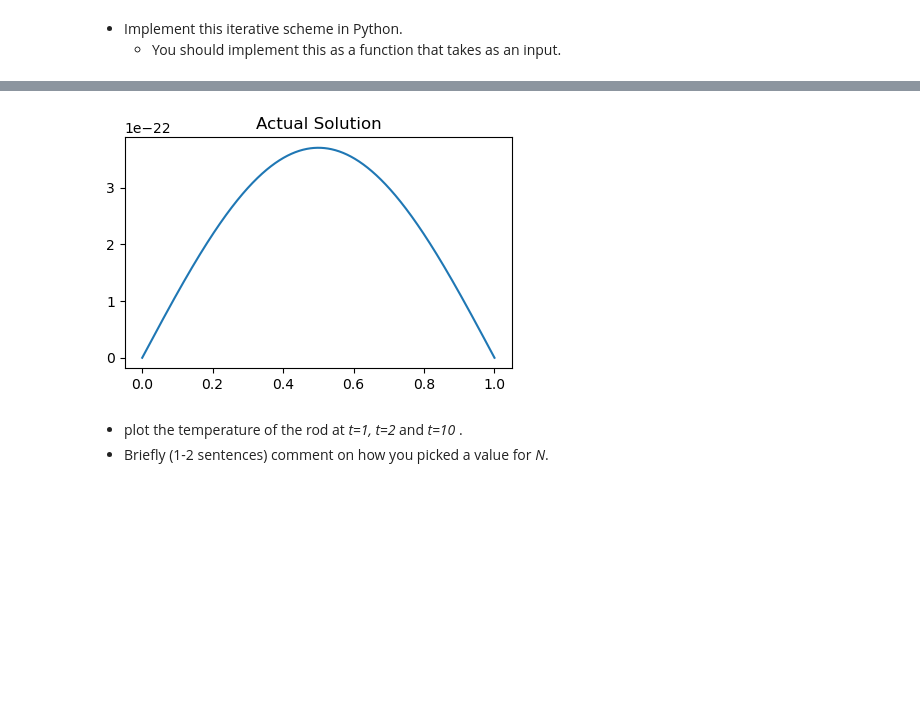
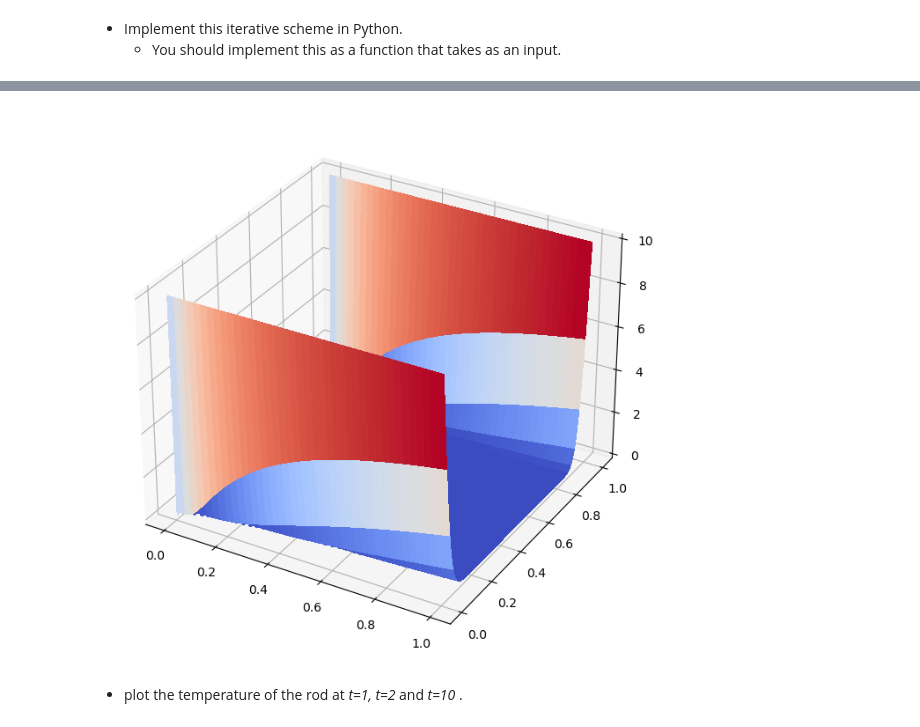
Before and after one commit to YRYoung/HPC, a Jupyter notebook: Assigenment/Assignment_2.ipynb, the cells around one changed output, grey strips where cells are left out. Drawn from its saved outputs; the diff is of its cells as text; code cells hidden in the pictures; blank space fills up the shorter version.

```diff
--- a/Assigenment/Assignment_2.ipynb
+++ b/Assigenment/Assignment_2.ipynb
@@ -278,14 +283,24 @@ plt.show()
-# %%
-x = np.linspace(0, 1, 1000)
-t = 5
-u = np.exp(-t * ((1 * np.pi) ** 2)) * np.sin(1 * np.pi * x) - np.exp(-t * ((2 * np.pi) ** 2)) * np.sin(
-    2 * np.pi * x) + np.exp(-t * ((3 * np.pi) ** 2)) * np.sin(3 * np.pi * x)
-plt.figure(figsize=(5, 3))
-plt.plot(x, u)
-plt.title('Actual Solution')
-plt.show()
-# %% [output]
-[figure, removed]
+# %%
+% matplotlib inline
+from matplotlib import pyplot as plt
+from matplotlib import cm
+
+from scipy.sparse.linalg import spsolve
+
+N = 200
+
+A, f = generate_tem_mat(N)
+sol = spsolve(A, f)
+
+u = sol.reshape((N + 1, N + 1)).T
+
+fig = plt.figure(figsize=(8, 8))
+ax = fig.gca(projection='3d')
+ticks = np.linspace(0, 1, N + 1)
+X, Y = np.meshgrid(ticks, ticks)
+surf = ax.plot_surface(X, Y, u, antialiased=False, cmap=cm.coolwarm)
+plt.show()
+# %% [output]
+[figure, added]
 # %% [markdown]
 * plot the temperature of the rod at *t=1, t=2* and *t=10* .
-* Briefly (1-2 sentences) comment on how you picked a value for *N*.
```
Also changed, not shown: parts of 11 cells of this notebook, 2 other files.
